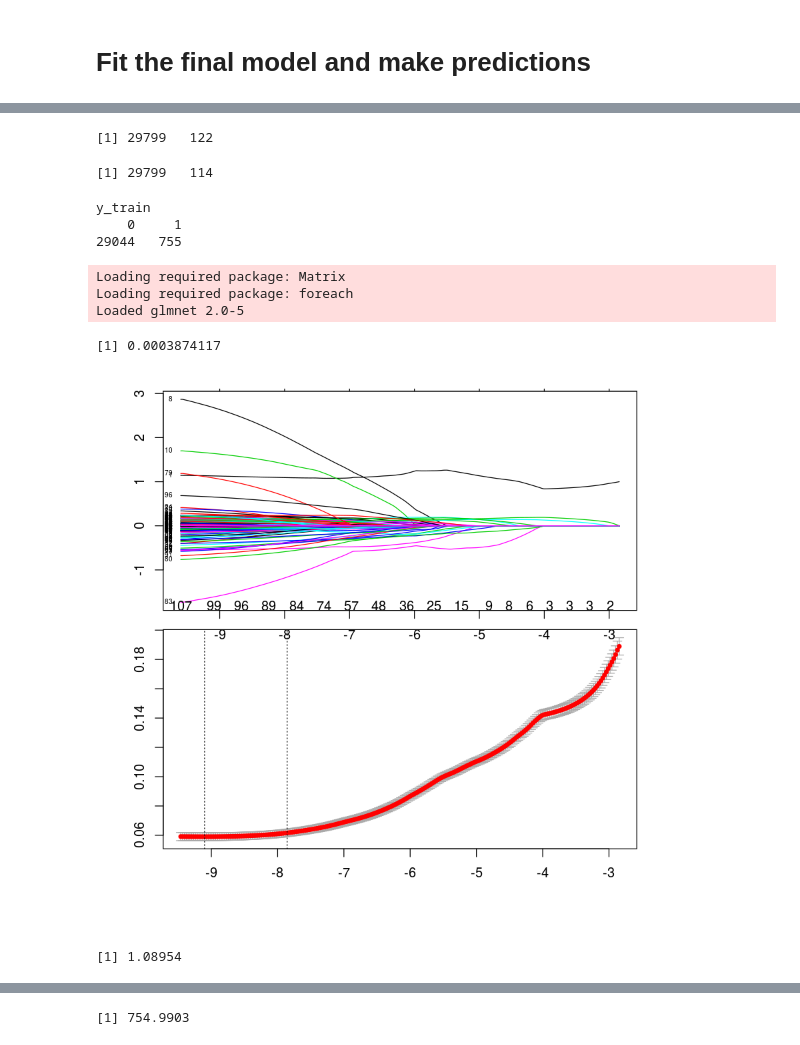
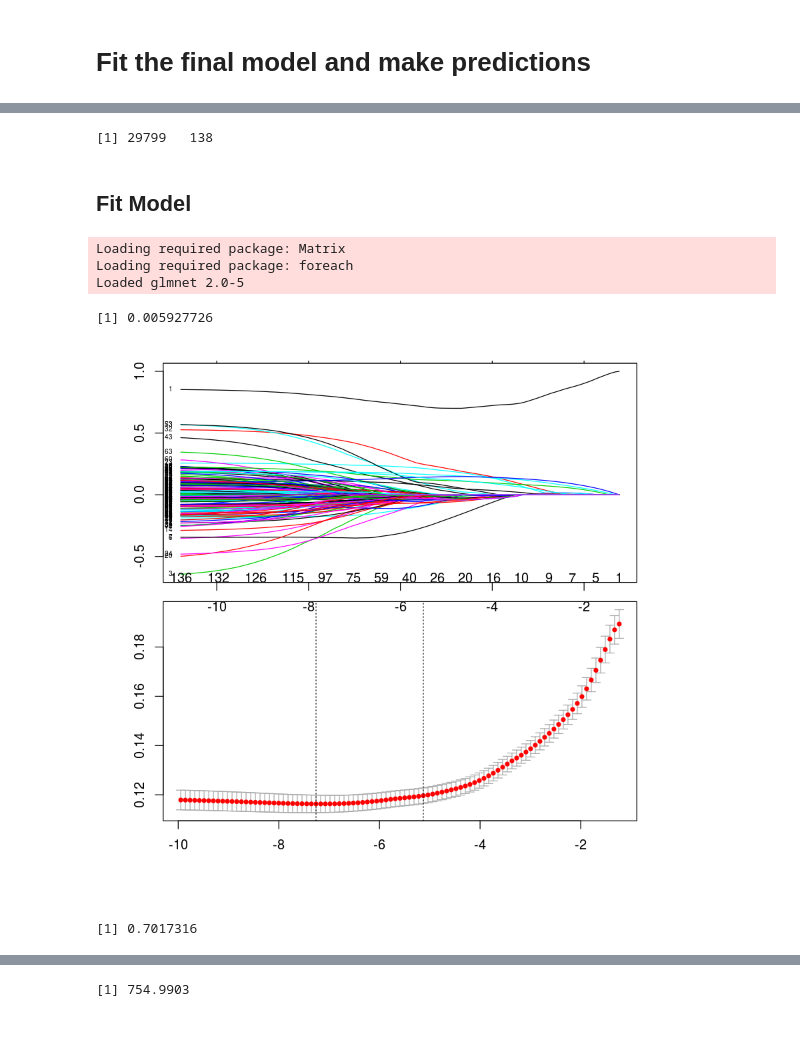
Before and after one commit to dhimmel/learn, a Jupyter notebook: prediction/4-predictr.ipynb, the cells around one changed output, grey strips where cells are left out. Drawn from its saved outputs; the diff is of its cells as text; code cells hidden in the pictures.

Commit message:
Predict with heuristic feature selection

```diff
--- a/prediction/4-predictr.ipynb
+++ b/prediction/4-predictr.ipynb
@@ -5,4 +7,4 @@ library(magrittr)
 # %%
-feature_df = readr::read_tsv('features/transformed-features.tsv.bz2')# %>%
-#   dplyr::select(-starts_with('dwpc_CtD')) %>%
-#   dplyr::select(-degree_CtD)
+blacklist = readr::read_tsv('features/blacklist.tsv')$feature
+feature_df = readr::read_tsv('features/transformed-features.tsv.bz2') %>%
+  dplyr::select(-one_of(blacklist))
@@ -30,18 +17,14 @@ head(feature_df, 2)
 # %%
 train_df = feature_df %>%
   dplyr::filter(prior_prob > 0)
-dim(train_df)
+
+X_train = train_df %>%
+  dplyr::select(prior_logit, starts_with('degree_'), starts_with('dwpc_')) %>%
+  as.matrix()
+dim(X_train)
+
+y_train = train_df$status
 # %% [output]
-[1] 29799   122
+[1] 29799   138
-# %%
-X_train = train_df %>%
-  dplyr::select(prior_logit, starts_with('degree_'), starts_with('dwpc_')) %>%
-  as.matrix()
-dim(X_train)
-y_train = train_df$status
-table(y_train)
-# %% [output]
-[1] 29799   114
-y_train
-    0     1
-29044   755
+# %% [markdown]
+## Fit Model
@@ -48,7 +34,6 @@ y_train
 # %%
-penalty = ifelse(colnames(X_train) == 'prior_logit', 0, 1)
-fit = hetior::glmnet_train(X = X_train, y = y_train, alpha = 1, s = 'lambda.1se', cores = 12, seed = 0,
-    penalty.factor=penalty, lambda.min.ratio=1e-7, nlambda=500, standardize=TRUE)
+fit = hetior::glmnet_train(X = X_train, y = y_train, alpha = 0.2, s = lambda, cores = 10, seed = 0,
+  penalty.factor=penalty, lambda.min.ratio=1e-8, nlambda=150, standardize=TRUE)
 # %% [output]
 Loading required package: Matrix
 Loading required package: foreach
@@ -56,13 +41,13 @@ Loaded glmnet 2.0-5
 # %%
 par(mfrow = c(2,1), oma = c(5,4,0,0) + 0.1, mar = c(0,0,1,1) + 0.1)
 plot(fit$cv_model$glmnet.fit, xvar = "lambda", label = TRUE)
 plot(fit$cv_model)
-fit$cv_model$lambda.1se
+fit$cv_model[[lambda]]
 # %% [output]
-[1] 0.0003874117
+[1] 0.005927726
-[figure, old version]
+[figure, new version]
 # %%
 # The coefficient for prior_logit should be around 1 for our approach to work well
 dplyr::filter(fit$coef_df, feature == 'prior_logit')$coef
 # %% [output]
-[1] 1.08954
+[1] 0.7017316
```
Also changed, not shown: parts of 19 cells of this notebook, 12 other files.
